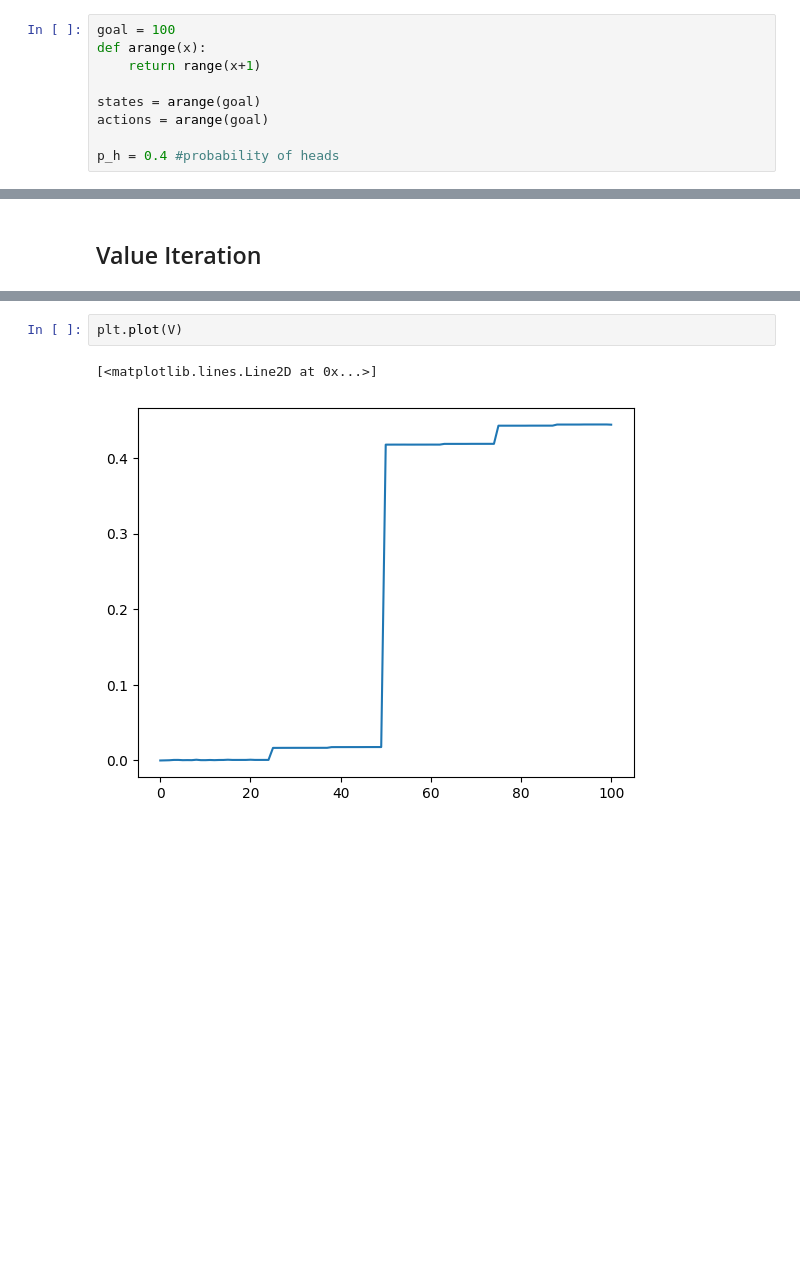
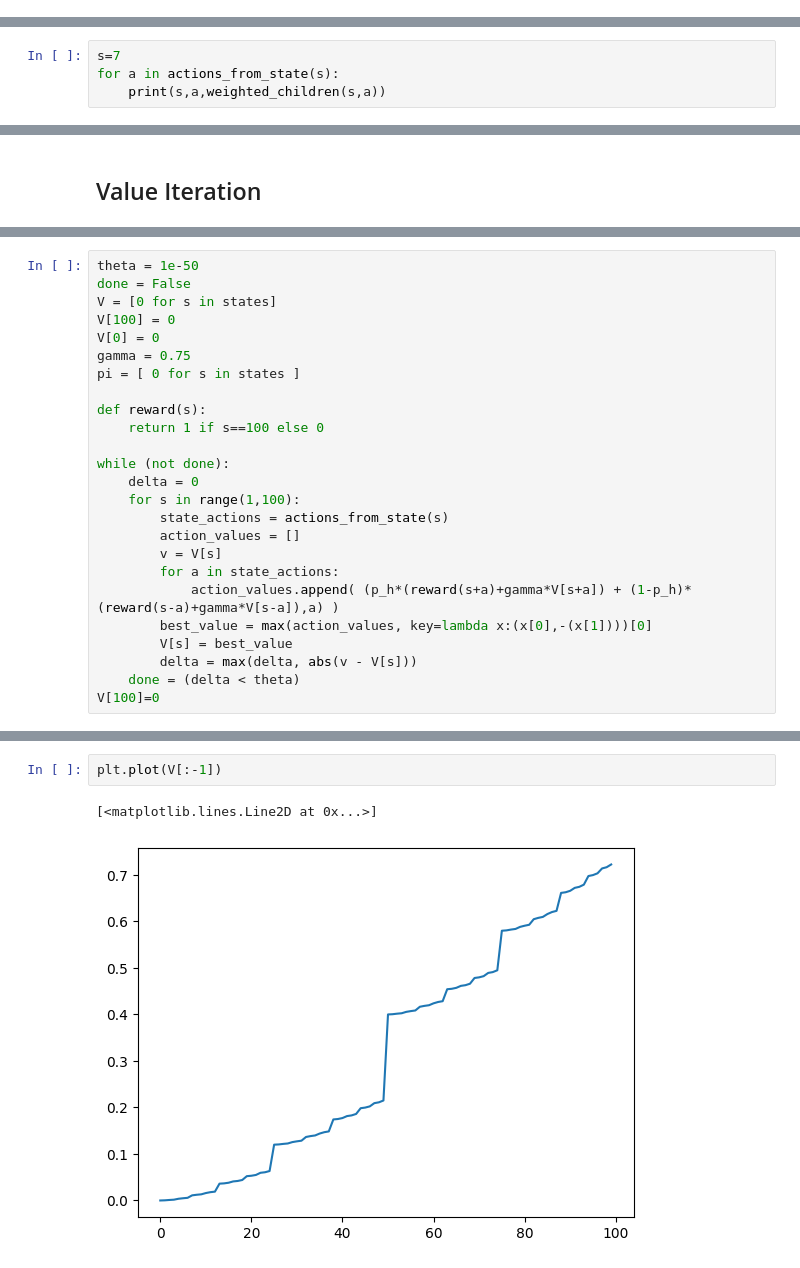
Before and after one commit to paderevski/reinforcement_learning, a Jupyter notebook: Gambler.ipynb, the cells around one changed output, grey strips where cells are left out. Cells and saved outputs as stored; diff of their text form; blank space fills up the shorter version.

```diff
--- a/Gambler.ipynb
+++ b/Gambler.ipynb
@@ -3,12 +3,3 @@
 # %%
 import random, numpy, pandas, matplotlib, os
 import matplotlib.pyplot as plt
-# %%
-goal = 100
-def arange(x):
-    return range(x+1)
-
-states = arange(goal)
-actions = arange(goal)
-
-p_h = 0.4 #probability of heads
@@ -40,0 +27,4 @@ weighted_children(50,50)
+# %%
+s=7
+for a in actions_from_state(s):
+    print(s,a,weighted_children(s,a))
@@ -66,0 +41,25 @@ pi = [ max( [ (sum( [ y[2]*(y[1] + gamma * V[ y[0] ]) for y in weighted_children
+# %%
+theta = 1e-50
+done = False
+V = [0 for s in states]
+V[100] = 0
+V[0] = 0
+gamma = 0.75
+pi = [ 0 for s in states ]
+
+def reward(s):
+    return 1 if s==100 else 0
+
+while (not done):
+    delta = 0
+    for s in range(1,100):
+        state_actions = actions_from_state(s)
+        action_values = []
+        v = V[s]
+        for a in state_actions:
+            action_values.append( (p_h*(reward(s+a)+gamma*V[s+a]) + (1-p_h)*(reward(s-a)+gamma*V[s-a]),a) )
+        best_value = max(action_values, key=lambda x:(x[0],-(x[1])))[0]
+        V[s] = best_value
+        delta = max(delta, abs(v - V[s]))
+    done = (delta < theta)
+V[100]=0
@@ -67,5 +79,5 @@ pi = [ max( [ (sum( [ y[2]*(y[1] + gamma * V[ y[0] ]) for y in weighted_children
 # %%
-plt.plot(V)
+plt.plot(V[:-1])
 # %% [output]
 [<matplotlib.lines.Line2D at 0x...>]
-[figure, old version]
+[figure, new version]
```
Also changed, not shown: parts of 27 cells of this notebook, 1 other file.
